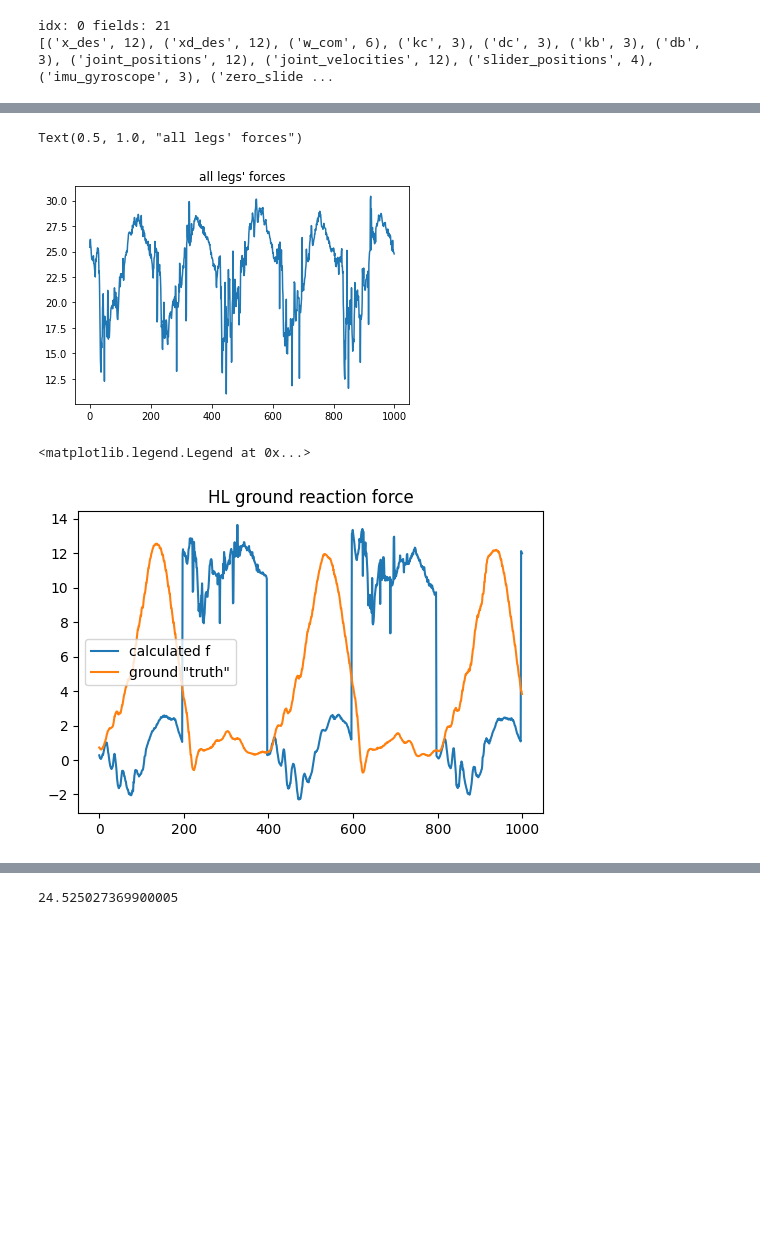
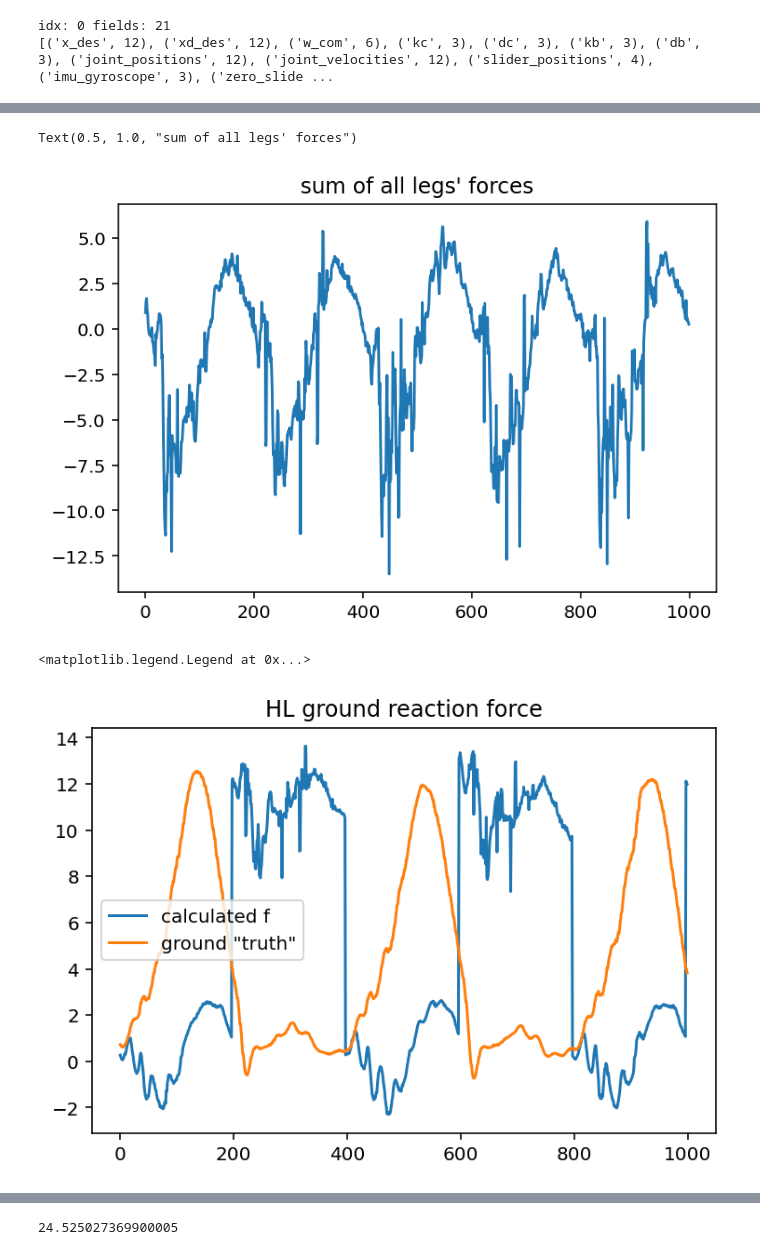
Before and after one commit to caoliheng/contact-detection, a Jupyter notebook: data analysis.ipynb, the cells around one changed output, grey strips where cells are left out. Cells and saved outputs as stored; diff of their text form; code cells hidden in the pictures; blank space fills up the shorter version.

```diff
--- a/data analysis.ipynb
+++ b/data analysis.ipynb
@@ -19,7 +19,7 @@ from scipy.spatial.transform import Rotation
 import pinocchio as pin
 from robot_properties_solo.solo12wrapper import Solo12Config
 # %%
-plt.rcParams['figure.dpi'] = 100  # default 72.0
+plt.rcParams['figure.dpi'] = 144  # default 72.0
 # %% [markdown]
 # Init Data
 # %%
@@ -133,10 +140,11 @@ Text(0.5, 1.0, 'all ground reaction force')
 # %%
 # plot the sum of all leg forces
-plt.plot(np.sum(calculated_f[1000:2000, :, 2], axis=1))
-plt.title("all legs' forces")
+m_robot = np.sum([i.mass for i in pin_robot.model.inertias])
+plt.plot(np.sum(calculated_f[1000:2000, :, 2], axis=1) - m_robot * 9.81)
+plt.title("sum of all legs' forces")
 # %% [output]
-Text(0.5, 1.0, "all legs' forces")
+Text(0.5, 1.0, "sum of all legs' forces")
-[figure, old version]
+[figure, new version]
 # %%
 # compare calculated f and z values of forward kinematics
 plt.plot(calculated_f[1000:2000, 2, 2])
@@ -147,5 +155,5 @@ plt.legend(('calculated f','ground "truth"'))
 # plt.legend()
 # %% [output]
 <matplotlib.legend.Legend at 0x...>
-[figure, old version]
+[figure, new version]
 # %%
```
Also changed, not shown: parts of 29 cells of this notebook, 1 other file.
